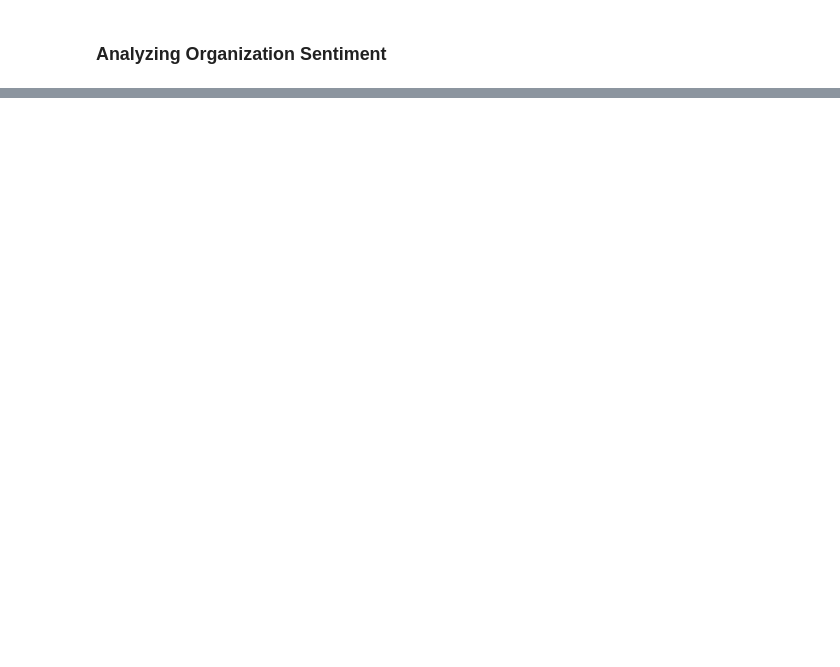
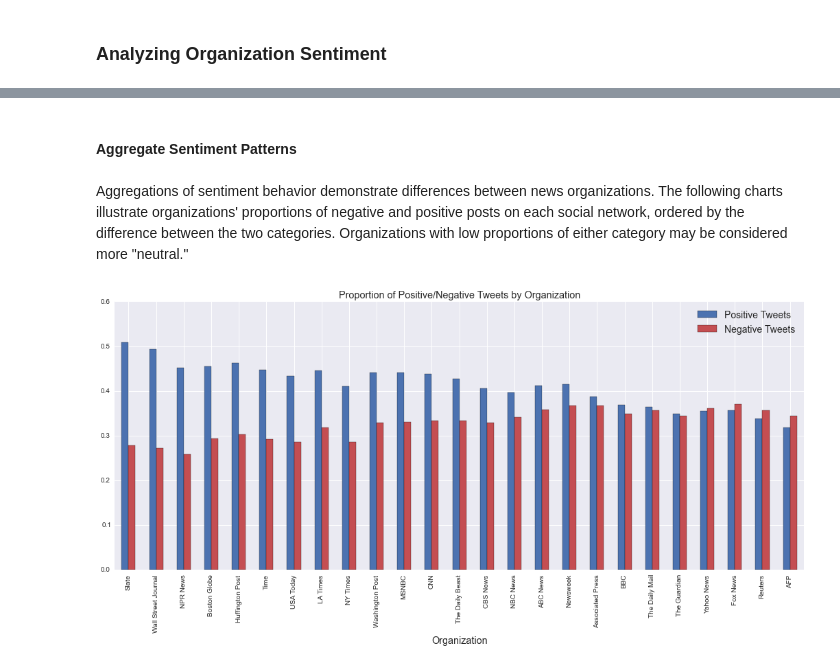
Before and after one commit to micahlanier/social-news, a Jupyter notebook: book/7_SentimentAnalysis.ipynb, the cells around one changed output, grey strips where cells are left out. Cells and saved outputs as stored; diff of their text form; code cells hidden in the pictures; blank space fills up the shorter version.

```diff
--- a/book/7_SentimentAnalysis.ipynb
+++ b/book/7_SentimentAnalysis.ipynb
@@ -267,0 +357,16 @@ While sentiment classification applies directly to clustering and prediction, it
+# %% [markdown]
+#### Aggregate Sentiment Patterns
+# %% [markdown]
+Aggregations of sentiment behavior demonstrate differences between news organizations. The following charts illustrate organizations' proportions of negative and positive posts on each social network, ordered by the difference between the two categories. Organizations with low proportions of either category may be considered more "neutral."
+# %%
+# Data and plot.
+ax = orgSents.iloc[:,[4,3]].plot(kind='bar', color=[snsColorNeg,snsColorPos])
+ax.lines[0].remove()
+# Title and labels.
+ax.set_title('Proportion of Positive/Negative Tweets by Organization',size='x-large')
+ax.set_xlabel('Organization',size='x-large')
+# Fix legends.
+plt.legend(['Positive Tweets','Negative Tweets'],prop={'size':14})
+pass
+# %% [output]
+[figure, added]
```
Also changed, not shown: parts of 8 cells of this notebook, 15 other files.
